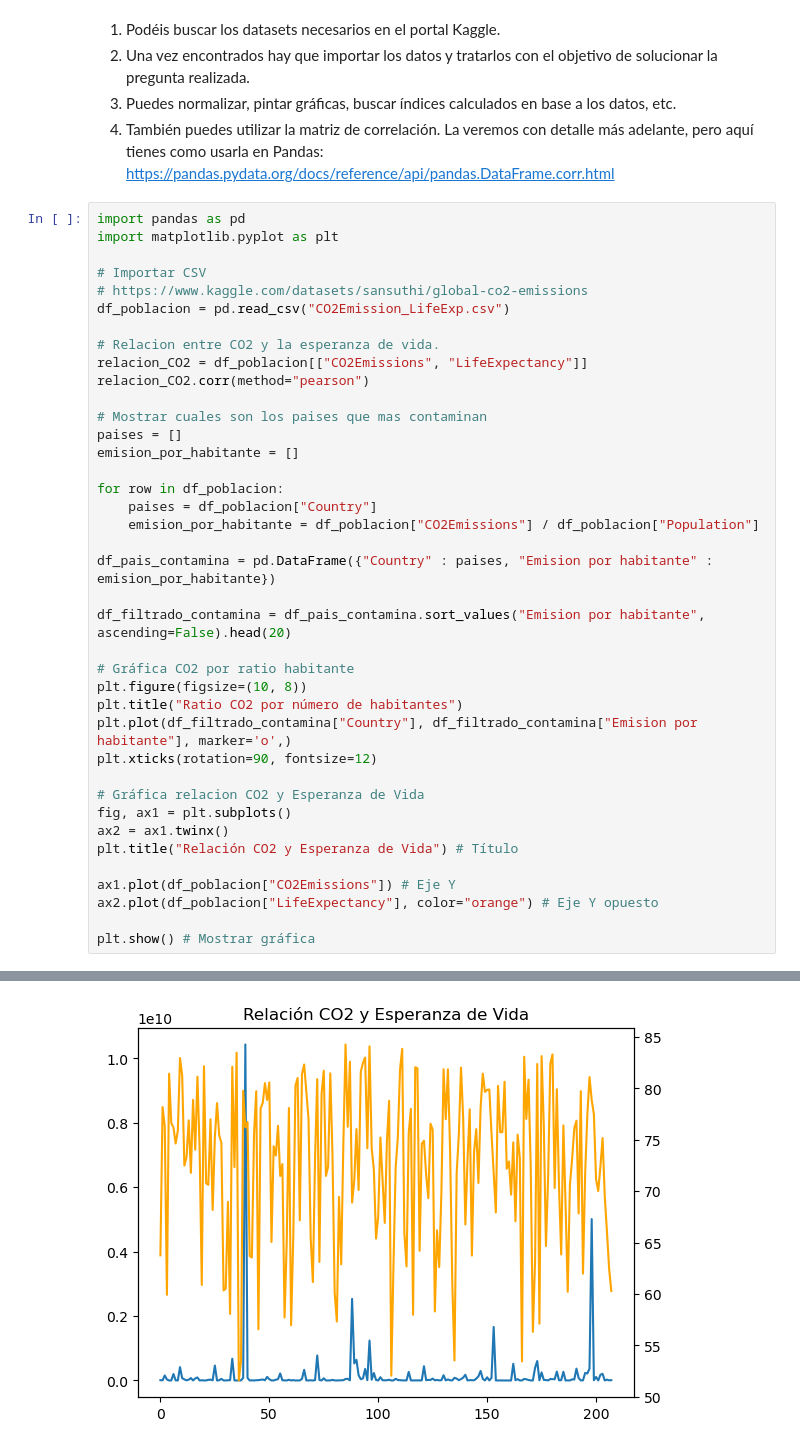
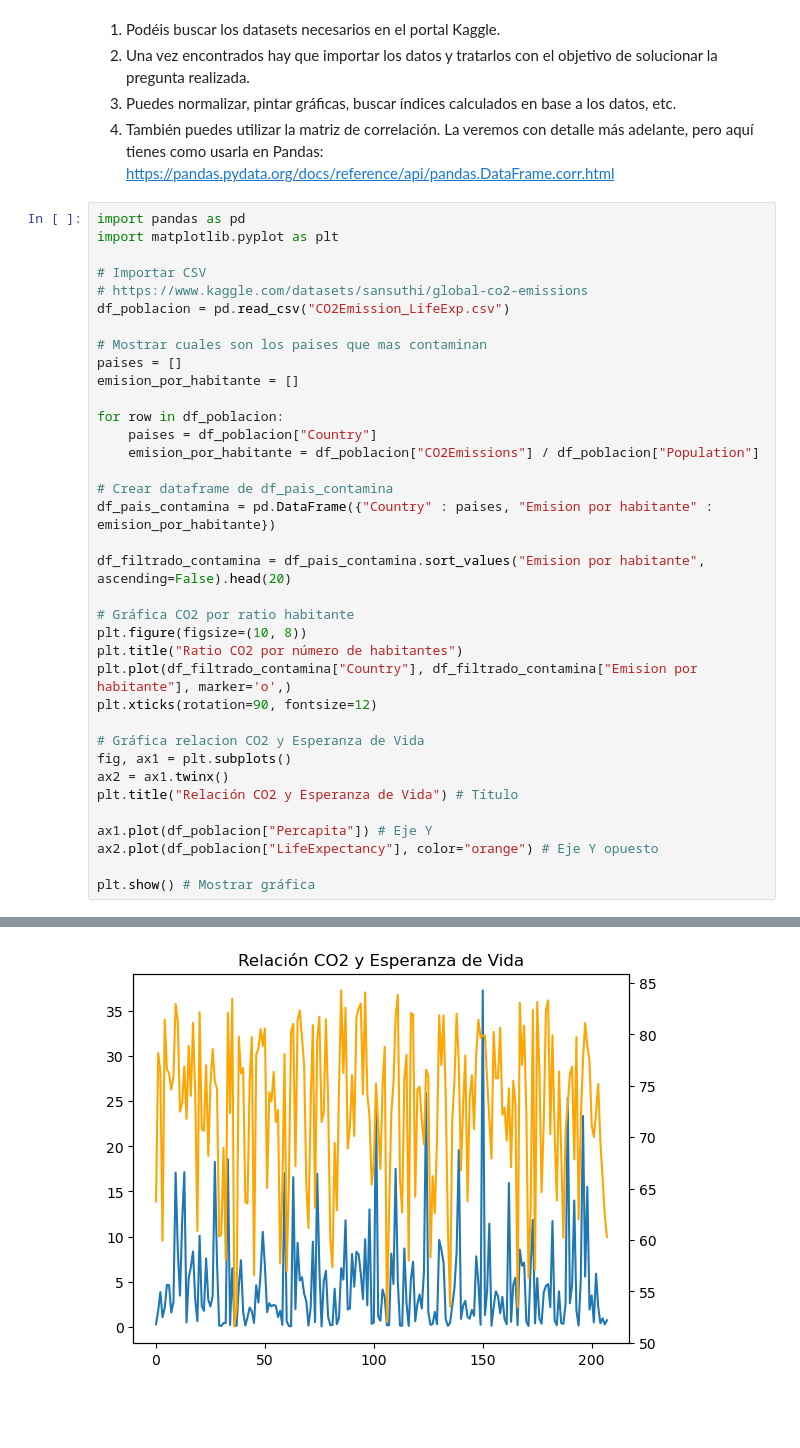
Before and after one commit to cfuentesc01/programacion-ia, a Jupyter notebook: Actividades/Actividad2_9/Actividad2_9.ipynb, the cells around one changed output, grey strips where cells are left out. Saved outputs shown, nothing was run; the diff lists cells and outputs as text; blank space fills up the shorter version.

```diff
--- a/Actividades/Actividad2_9/Actividad2_9.ipynb
+++ b/Actividades/Actividad2_9/Actividad2_9.ipynb
@@ -15,38 +15,35 @@ import matplotlib.pyplot as plt
 # Importar CSV
 # https://www.kaggle.com/datasets/sansuthi/global-co2-emissions
 df_poblacion = pd.read_csv("CO2Emission_LifeExp.csv")
-
-# Relacion entre CO2 y la esperanza de vida.
-relacion_CO2 = df_poblacion[["CO2Emissions", "LifeExpectancy"]]
-relacion_CO2.corr(method="pearson")
 
 # Mostrar cuales son los paises que mas contaminan
 paises = []
 emision_por_habitante = []
 
 for row in df_poblacion:
     paises = df_poblacion["Country"]
     emision_por_habitante = df_poblacion["CO2Emissions"] / df_poblacion["Population"]
 
+# Crear dataframe de df_pais_contamina
 df_pais_contamina = pd.DataFrame({"Country" : paises, "Emision por habitante" :  emision_por_habitante})
 
 df_filtrado_contamina = df_pais_contamina.sort_values("Emision por habitante", ascending=False).head(20)
 
 # Gráfica CO2 por ratio habitante
 plt.figure(figsize=(10, 8))
 plt.title("Ratio CO2 por número de habitantes")
 plt.plot(df_filtrado_contamina["Country"], df_filtrado_contamina["Emision por habitante"], marker='o',)
 plt.xticks(rotation=90, fontsize=12)
 
 # Gráfica relacion CO2 y Esperanza de Vida
 fig, ax1 = plt.subplots()
 ax2 = ax1.twinx()
 plt.title("Relación CO2 y Esperanza de Vida") # Título
 
-ax1.plot(df_poblacion["CO2Emissions"]) # Eje Y
+ax1.plot(df_poblacion["Percapita"]) # Eje Y
 ax2.plot(df_poblacion["LifeExpectancy"], color="orange") # Eje Y opuesto
 
 plt.show() # Mostrar gráfica
 # %% [output]
 [figure]
-[figure, old version]
+[figure, new version]
```
Also changed, not shown: parts of 1 cell of this notebook, 2 other files.
